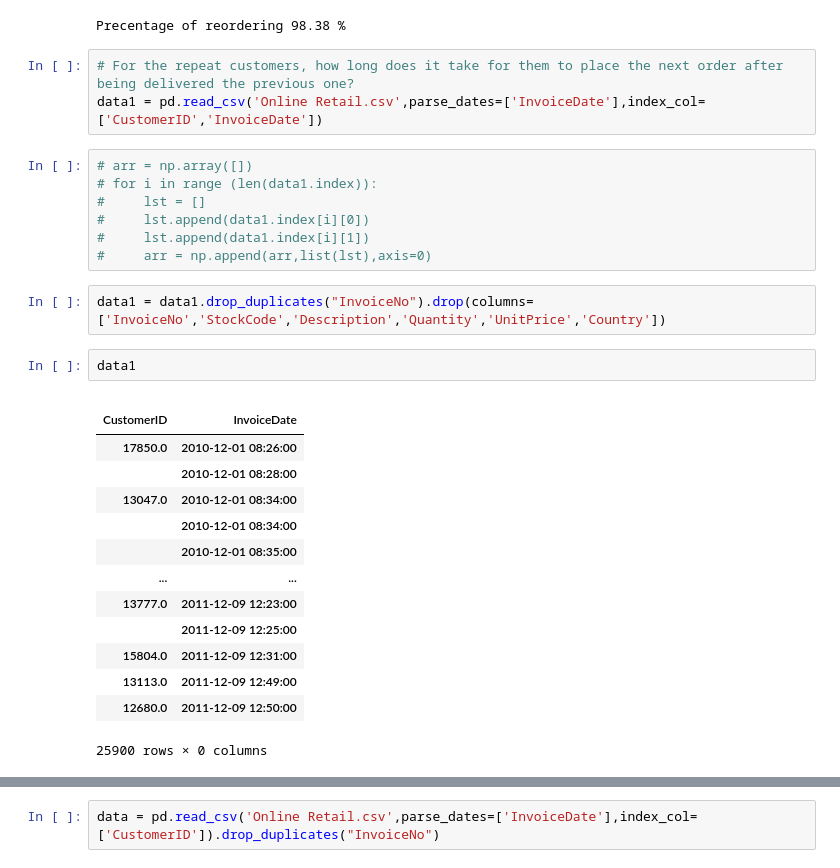
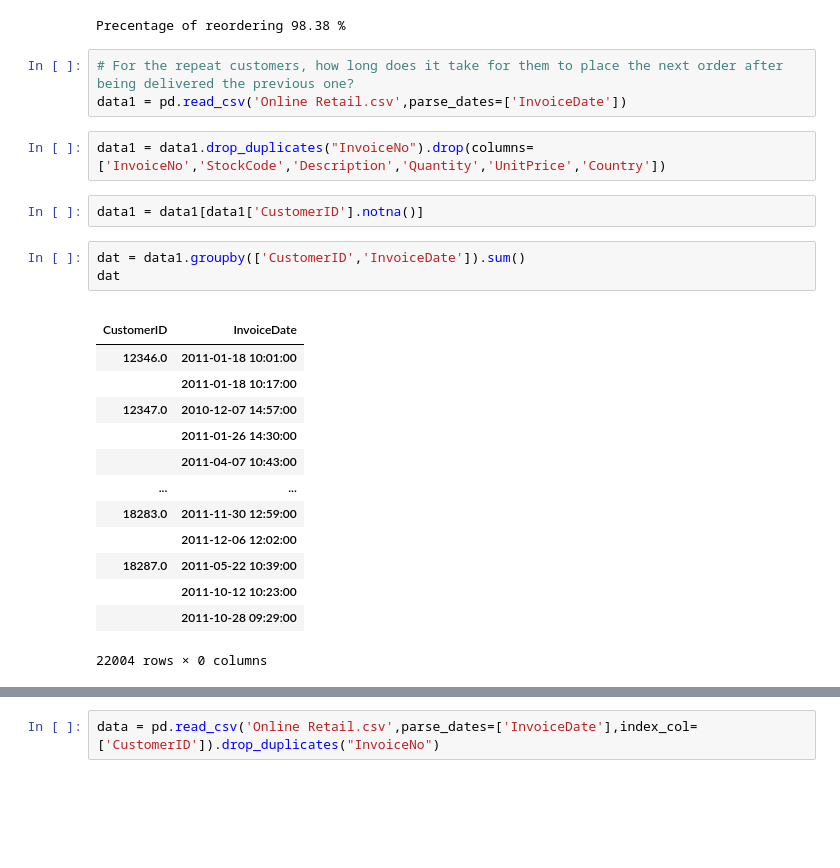
Before and after one commit to amraahmed/Tata-Data-Analysis, a Jupyter notebook: TATA.ipynb, the cells around one changed output, grey strips where cells are left out. Drawn from its saved outputs; the diff is of its cells as text; blank space fills up the shorter version.

```diff
--- a/TATA.ipynb
+++ b/TATA.ipynb
@@ -232,31 +236,27 @@ print('Precentage of reordering',precentage,str("%"))
 Precentage of reordering 98.38 %
 # %%
 # For the repeat customers, how long does it take for them to place the next order after being delivered the previous one?
-data1 = pd.read_csv('Online Retail.csv',parse_dates=['InvoiceDate'],index_col=['CustomerID','InvoiceDate'])
+data1 = pd.read_csv('Online Retail.csv',parse_dates=['InvoiceDate'])
-# %%
-# arr = np.array([])
-# for i in range (len(data1.index)):
-#     lst = []
-#     lst.append(data1.index[i][0])
-#     lst.append(data1.index[i][1])
-#     arr = np.append(arr,list(lst),axis=0)
 # %%
 data1 = data1.drop_duplicates("InvoiceNo").drop(columns=['InvoiceNo','StockCode','Description','Quantity','UnitPrice','Country'])
+# %%
+data1 = data1[data1['CustomerID'].notna()]
 # %%
-data1
+dat = data1.groupby(['CustomerID','InvoiceDate']).sum()
+dat
 # %% [output]
 |  |  |
 | CustomerID | InvoiceDate |
-| 17850.0 | 2010-12-01 08:26:00 |
-|  | 2010-12-01 08:28:00 |
-| 13047.0 | 2010-12-01 08:34:00 |
-|  | 2010-12-01 08:34:00 |
-|  | 2010-12-01 08:35:00 |
+| 12346.0 | 2011-01-18 10:01:00 |
+|  | 2011-01-18 10:17:00 |
+| 12347.0 | 2010-12-07 14:57:00 |
+|  | 2011-01-26 14:30:00 |
+|  | 2011-04-07 10:43:00 |
 | ... | ... |
-| 13777.0 | 2011-12-09 12:23:00 |
-|  | 2011-12-09 12:25:00 |
-| 15804.0 | 2011-12-09 12:31:00 |
-| 13113.0 | 2011-12-09 12:49:00 |
-| 12680.0 | 2011-12-09 12:50:00 |
+| 18283.0 | 2011-11-30 12:59:00 |
+|  | 2011-12-06 12:02:00 |
+| 18287.0 | 2011-05-22 10:39:00 |
+|  | 2011-10-12 10:23:00 |
+|  | 2011-10-28 09:29:00 |
-25900 rows × 0 columns
+22004 rows × 0 columns
 # %%
```
Also changed, not shown: parts of 6 cells of this notebook.
